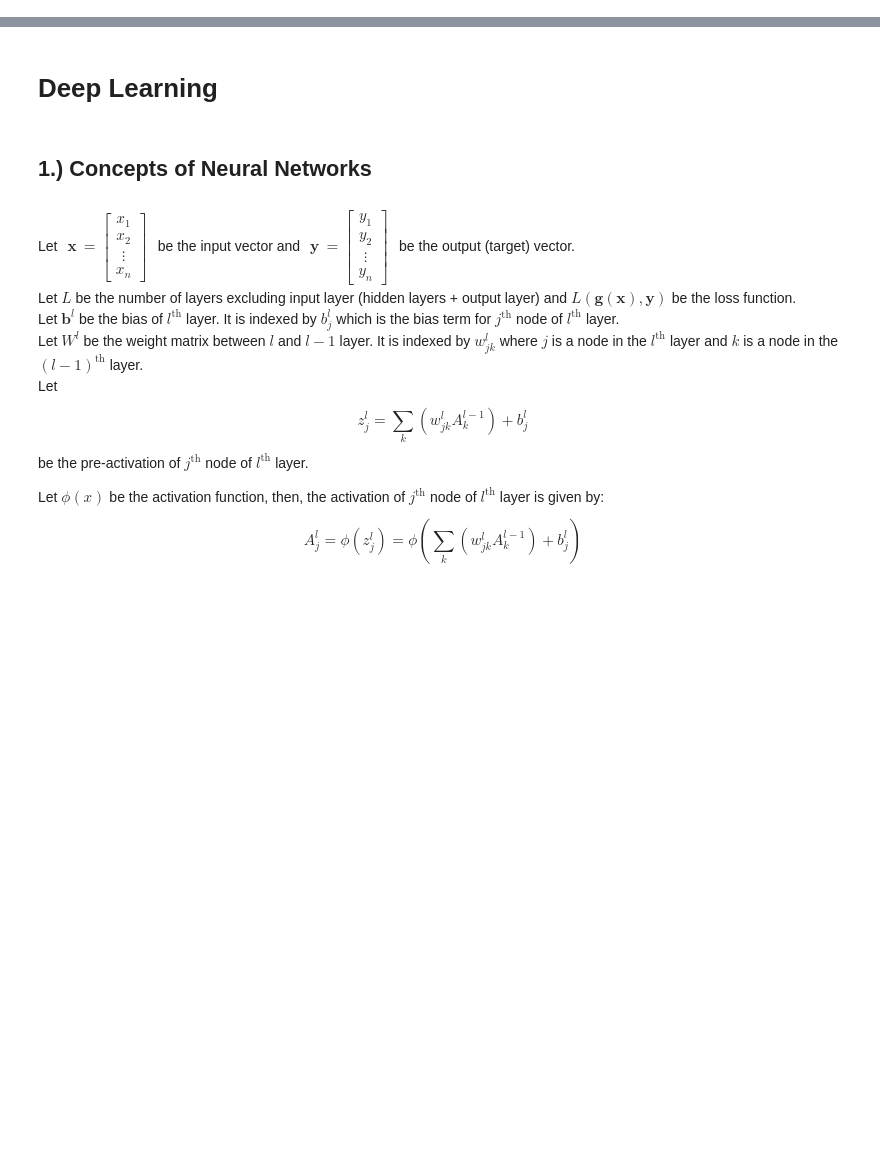
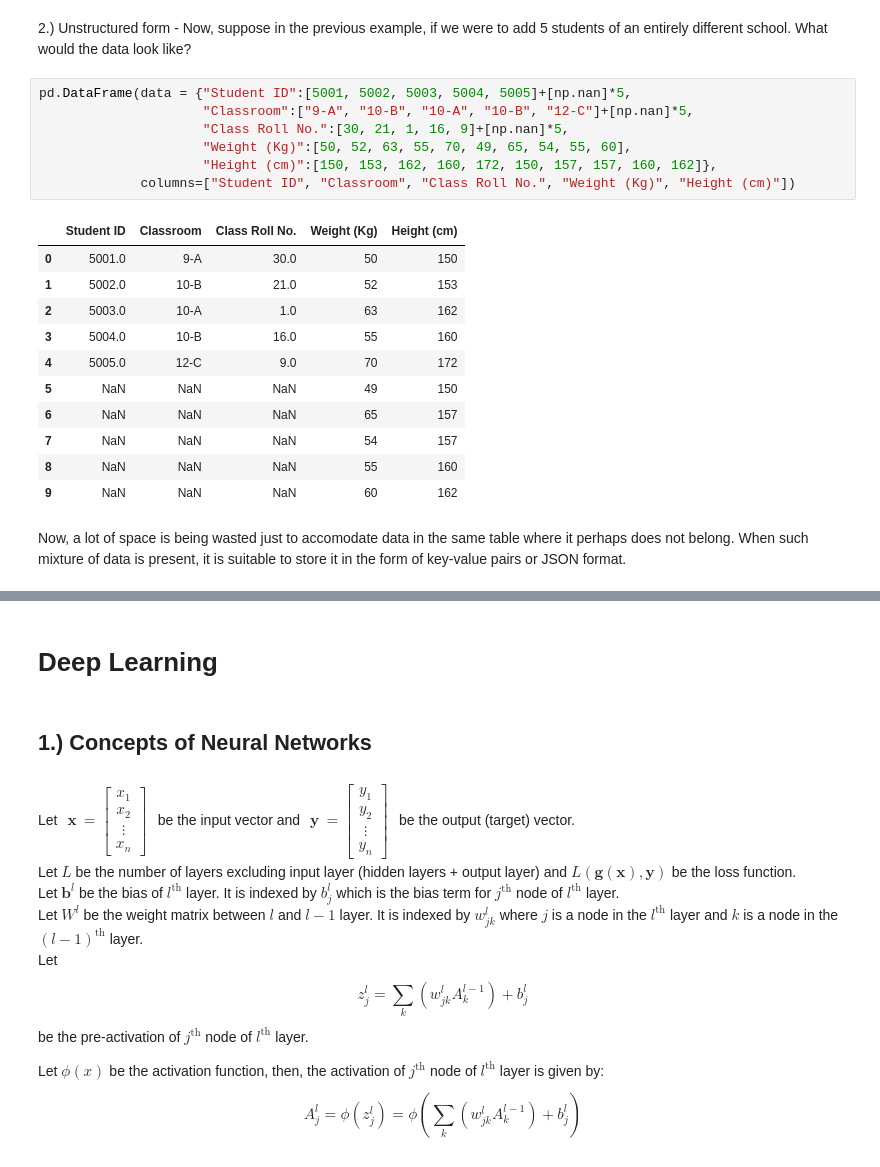
Before and after one commit to NishuGarg5001/DataScience, a Jupyter notebook: src/Data_Science.ipynb, the cells around one changed output, grey strips where cells are left out. Drawn from its saved outputs; the diff is of its cells as text; blank space fills up the shorter version.

```diff
--- a/src/Data_Science.ipynb
+++ b/src/Data_Science.ipynb
@@ -12,0 +83,23 @@ Data is any collection of numerical values from which some meaningful informatio
+# %% [markdown]
+2.) Unstructured form - Now, suppose in the previous example, if we were to add 5 students of an entirely different school. What would the data look like?
+# %%
+pd.DataFrame(data = {"Student ID":[5001, 5002, 5003, 5004, 5005]+[np.nan]*5,
+                     "Classroom":["9-A", "10-B", "10-A", "10-B", "12-C"]+[np.nan]*5,
+                     "Class Roll No.":[30, 21, 1, 16, 9]+[np.nan]*5,
+                     "Weight (Kg)":[50, 52, 63, 55, 70, 49, 65, 54, 55, 60],
+                     "Height (cm)":[150, 153, 162, 160, 172, 150, 157, 157, 160, 162]},
+             columns=["Student ID", "Classroom", "Class Roll No.", "Weight (Kg)", "Height (cm)"])
+# %% [output]
+|  | Student ID | Classroom | Class Roll No. | Weight (Kg) | Height (cm) |
+| 0 | 5001.0 | 9-A | 30.0 | 50 | 150 |
+| 1 | 5002.0 | 10-B | 21.0 | 52 | 153 |
+| 2 | 5003.0 | 10-A | 1.0 | 63 | 162 |
+| 3 | 5004.0 | 10-B | 16.0 | 55 | 160 |
+| 4 | 5005.0 | 12-C | 9.0 | 70 | 172 |
+| 5 | NaN | NaN | NaN | 49 | 150 |
+| 6 | NaN | NaN | NaN | 65 | 157 |
+| 7 | NaN | NaN | NaN | 54 | 157 |
+| 8 | NaN | NaN | NaN | 55 | 160 |
+| 9 | NaN | NaN | NaN | 60 | 162 |
+# %% [markdown]
+Now, a lot of space is being wasted just to accomodate data in the same table where it perhaps does not belong. When such mixture of data is present, it is suitable to store it in the form of key-value pairs or JSON format.
```
Also changed, not shown: parts of 21 cells of this notebook, 1 other file.
